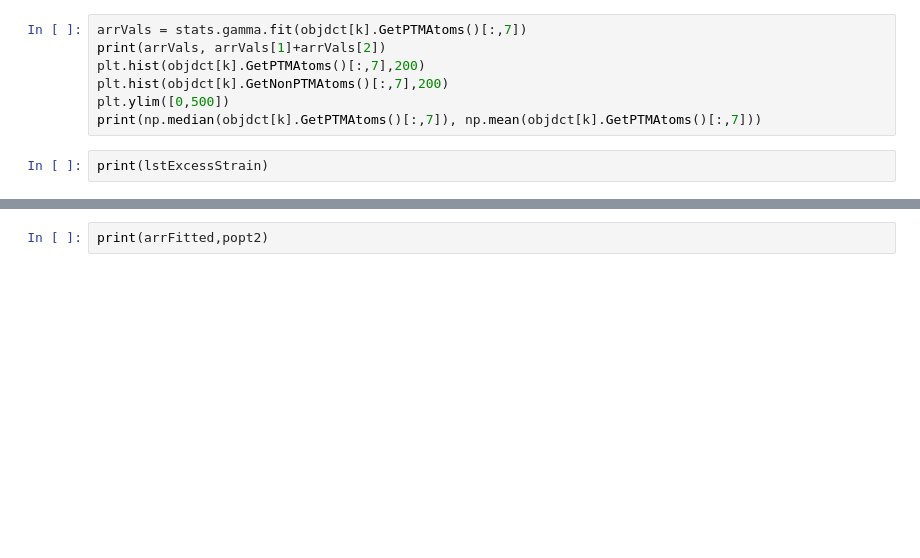
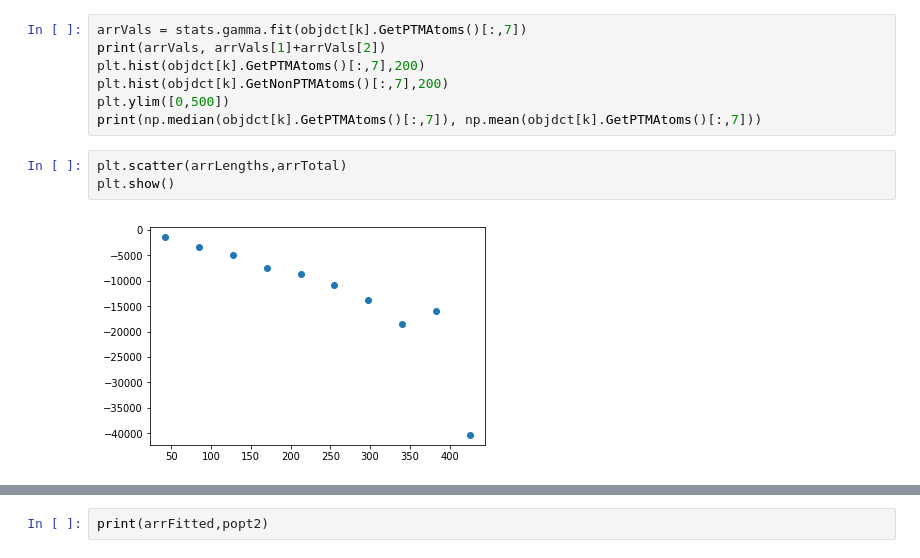
Before and after one commit to PaulTwine/TripleLines.github.io, a Jupyter notebook: Excess Energy Hex.ipynb, the cells around one changed output, grey strips where cells are left out. Drawn from its saved outputs; the diff is of its cells as text; blank space fills up the shorter version.

```diff
--- a/Excess Energy Hex.ipynb
+++ b/Excess Energy Hex.ipynb
@@ -47,8 +71,11 @@ plt.hist(objdct[k].GetPTMAtoms()[:,7],200)
 plt.hist(objdct[k].GetNonPTMAtoms()[:,7],200)
 plt.ylim([0,500])
 print(np.median(objdct[k].GetPTMAtoms()[:,7]), np.mean(objdct[k].GetPTMAtoms()[:,7]))
-# %%
-print(lstExcessStrain)
+# %%
+plt.scatter(arrLengths,arrTotal)
+plt.show()
+# %% [output]
+[figure, added]
 # %%
 def DirectProportion(l,a1):
     return a1*l
```
Also changed, not shown: parts of 6 cells of this notebook.
